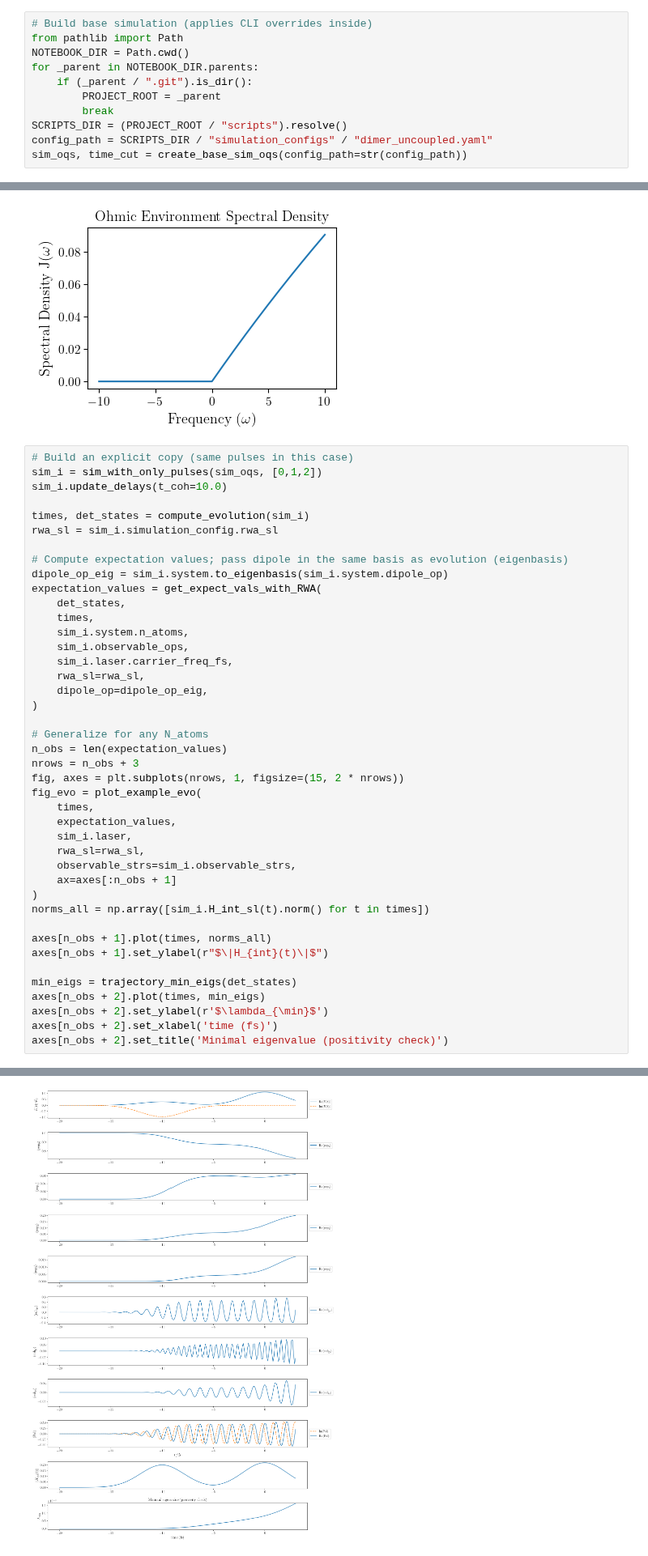
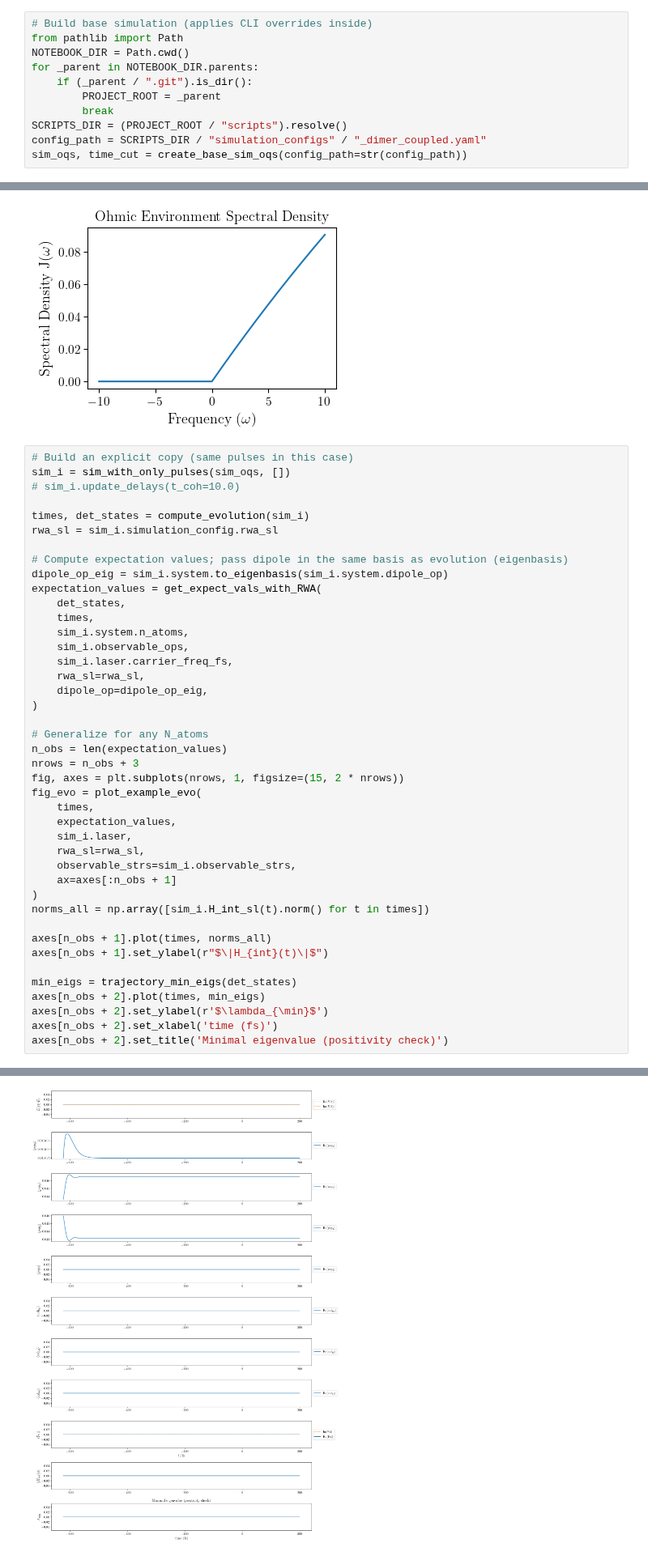
Before and after one commit to LBPhysics/2025_master_thesis_python_leopold_bodamer, a Jupyter notebook: notebooks/test_spectroscopy.ipynb, the cells around one changed output, grey strips where cells are left out. Shown at 81% size. Saved outputs shown, nothing was run; the diff lists cells and outputs as text.

```diff
--- a/notebooks/test_spectroscopy.ipynb
+++ b/notebooks/test_spectroscopy.ipynb
@@ -32,6 +32,6 @@ for _parent in NOTEBOOK_DIR.parents:
         PROJECT_ROOT = _parent
         break
 SCRIPTS_DIR = (PROJECT_ROOT / "scripts").resolve()
-config_path = SCRIPTS_DIR / "simulation_configs" / "dimer_uncoupled.yaml"
+config_path = SCRIPTS_DIR / "simulation_configs" / "_dimer_coupled.yaml"
 sim_oqs, time_cut = create_base_sim_oqs(config_path=str(config_path))
 # %% [output]
@@ -75,8 +82,8 @@ plt.show()
 [figure]
 # %%
 # Build an explicit copy (same pulses in this case)
-sim_i = sim_with_only_pulses(sim_oqs, [0,1,2])
-sim_i.update_delays(t_coh=10.0)
+sim_i = sim_with_only_pulses(sim_oqs, [])
+# sim_i.update_delays(t_coh=10.0)
 
 times, det_states = compute_evolution(sim_i)
 rwa_sl = sim_i.simulation_config.rwa_sl
@@ -90,34 +97,34 @@ expectation_values = get_expect_vals_with_RWA(
     sim_i.observable_ops,
     sim_i.laser.carrier_freq_fs,
     rwa_sl=rwa_sl,
     dipole_op=dipole_op_eig,
 )
 
 # Generalize for any N_atoms
 n_obs = len(expectation_values)
 nrows = n_obs + 3
 fig, axes = plt.subplots(nrows, 1, figsize=(15, 2 * nrows))
 fig_evo = plot_example_evo(
     times,
     expectation_values,
     sim_i.laser,
     rwa_sl=rwa_sl,
     observable_strs=sim_i.observable_strs,
     ax=axes[:n_obs + 1]
 )
 norms_all = np.array([sim_i.H_int_sl(t).norm() for t in times])
 
 axes[n_obs + 1].plot(times, norms_all)
 axes[n_obs + 1].set_ylabel(r"$\|H_{int}(t)\|$")
 
 min_eigs = trajectory_min_eigs(det_states)
 axes[n_obs + 2].plot(times, min_eigs)
 axes[n_obs + 2].set_ylabel(r'$\lambda_{\min}$')
 axes[n_obs + 2].set_xlabel('time (fs)')
 axes[n_obs + 2].set_title('Minimal eigenvalue (positivity check)')
 # %% [output]
 Text(0.5, 1.0, 'Minimal eigenvalue (positivity check)')
-[figure, old version]
+[figure, new version]
 # %% [markdown]
 # Workflow: `parallel_compute_1d_e_comps`
 
```
Also changed, not shown: parts of 13 cells of this notebook, 11 other files.
